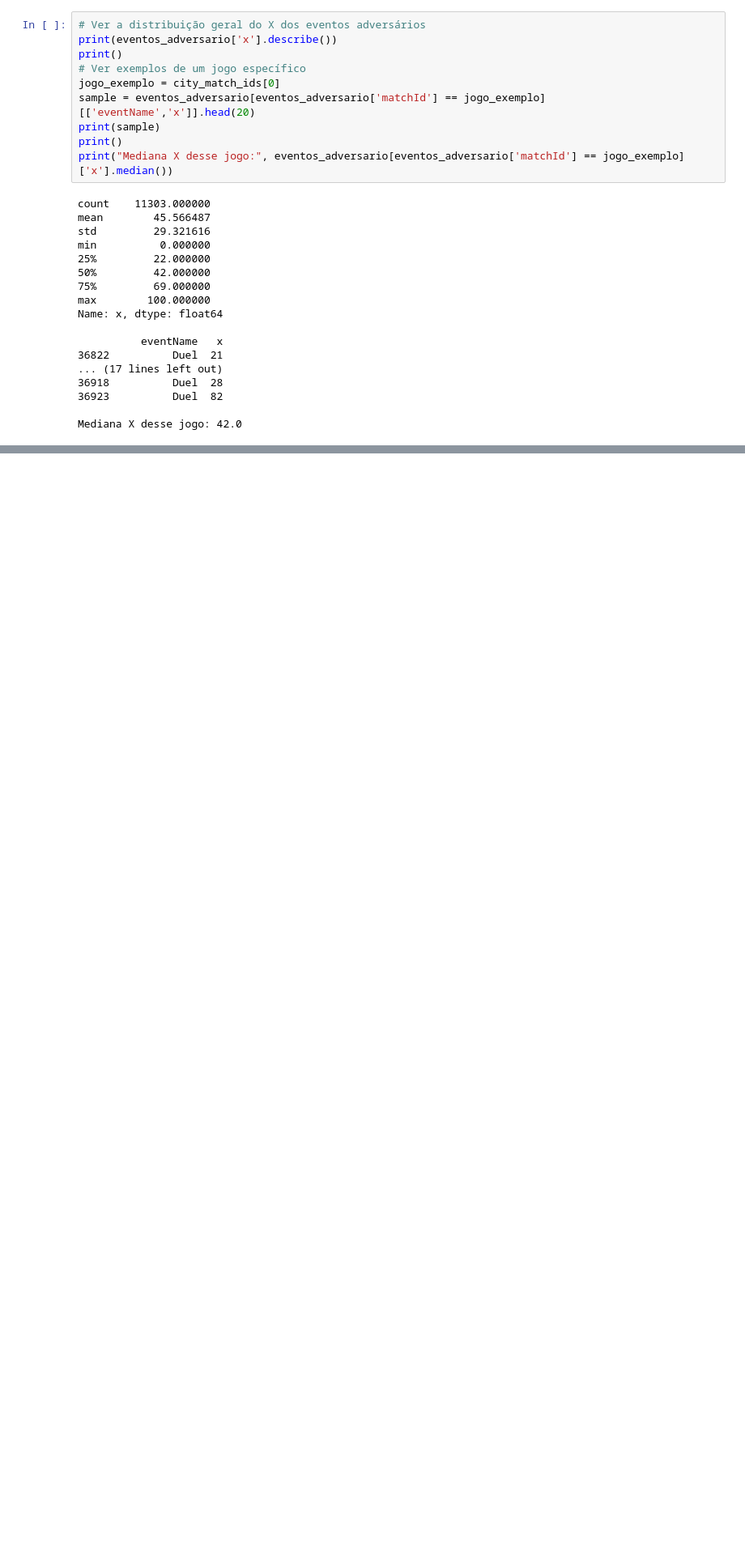
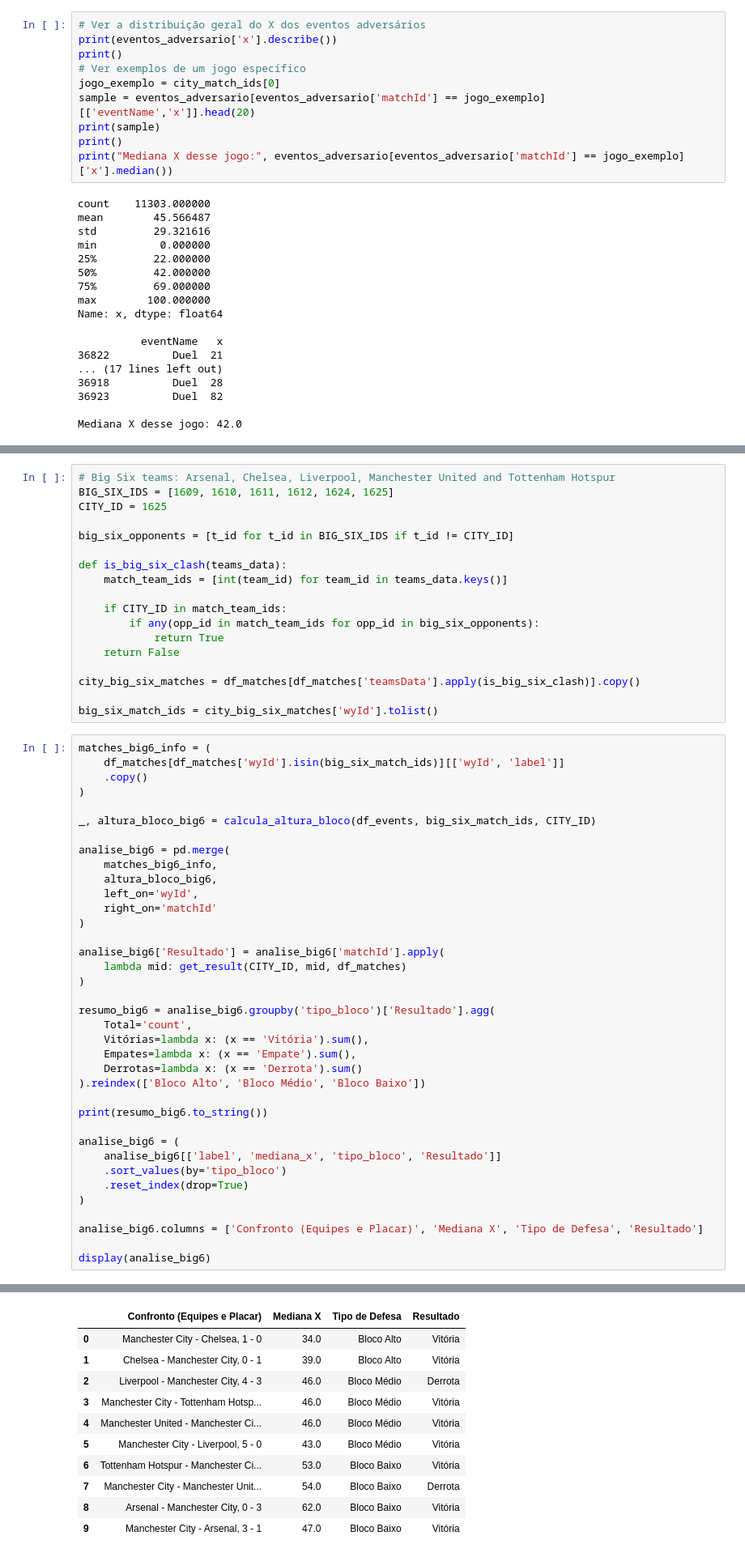
Before and after one commit to GARCl-A/city-analysis, a Jupyter notebook: main.ipynb, the cells around one changed output, grey strips where cells are left out. Shown at 81% size. Saved outputs shown, nothing was run; the diff lists cells and outputs as text; blank space fills up the shorter version.

```diff
--- a/main.ipynb
+++ b/main.ipynb
@@ -210,0 +231,56 @@ Name: mediana_x, dtype: float64
+# %%
+# Big Six teams: Arsenal, Chelsea, Liverpool, Manchester United and Tottenham Hotspur
+BIG_SIX_IDS = [1609, 1610, 1611, 1612, 1624, 1625]
+CITY_ID = 1625
+
+big_six_opponents = [t_id for t_id in BIG_SIX_IDS if t_id != CITY_ID]
+
+def is_big_six_clash(teams_data):
+    match_team_ids = [int(team_id) for team_id in teams_data.keys()]
+
+    if CITY_ID in match_team_ids:
+        if any(opp_id in match_team_ids for opp_id in big_six_opponents):
+            return True
+    return False
+
+city_big_six_matches = df_matches[df_matches['teamsData'].apply(is_big_six_clash)].copy()
+
+big_six_match_ids = city_big_six_matches['wyId'].tolist()
+# %%
+matches_big6_info = (
+    df_matches[df_matches['wyId'].isin(big_six_match_ids)][['wyId', 'label']]
+    .copy()
+)
+
+_, altura_bloco_big6 = calcula_altura_bloco(df_events, big_six_match_ids, CITY_ID)
+
+analise_big6 = pd.merge(
+    matches_big6_info,
+    altura_bloco_big6,
+    left_on='wyId',
+    right_on='matchId'
+)
+
+analise_big6['Resultado'] = analise_big6['matchId'].apply(
+    lambda mid: get_result(CITY_ID, mid, df_matches)
+)
+
+resumo_big6 = analise_big6.groupby('tipo_bloco')['Resultado'].agg(
+    Total='count',
+    Vitórias=lambda x: (x == 'Vitória').sum(),
+    Empates=lambda x: (x == 'Empate').sum(),
+    Derrotas=lambda x: (x == 'Derrota').sum()
+).reindex(['Bloco Alto', 'Bloco Médio', 'Bloco Baixo'])
+
+print(resumo_big6.to_string())
+
+analise_big6 = (
+    analise_big6[['label', 'mediana_x', 'tipo_bloco', 'Resultado']]
+    .sort_values(by='tipo_bloco')
+    .reset_index(drop=True)
+)
+
+analise_big6.columns = ['Confronto (Equipes e Placar)', 'Mediana X', 'Tipo de Defesa', 'Resultado']
+
+display(analise_big6)
+# %% [output]
@@ -210,0 +292,11 @@ Name: mediana_x, dtype: float64
+|  | Confronto (Equipes e Placar) | Mediana X | Tipo de Defesa | Resultado |
+| 0 | Manchester City - Chelsea, 1 - 0 | 34.0 | Bloco Alto | Vitória |
+| 1 | Chelsea - Manchester City, 0 - 1 | 39.0 | Bloco Alto | Vitória |
+| 2 | Liverpool - Manchester City, 4 - 3 | 46.0 | Bloco Médio | Derrota |
+| 3 | Manchester City - Tottenham Hotsp... | 46.0 | Bloco Médio | Vitória |
+| 4 | Manchester United - Manchester Ci... | 46.0 | Bloco Médio | Vitória |
+| 5 | Manchester City - Liverpool, 5 - 0 | 43.0 | Bloco Médio | Vitória |
+| 6 | Tottenham Hotspur - Manchester Ci... | 53.0 | Bloco Baixo | Vitória |
+| 7 | Manchester City - Manchester Unit... | 54.0 | Bloco Baixo | Derrota |
+| 8 | Arsenal - Manchester City, 0 - 3 | 62.0 | Bloco Baixo | Vitória |
+| 9 | Manchester City - Arsenal, 3 - 1 | 47.0 | Bloco Baixo | Vitória |
```
Also changed, not shown: parts of 9 cells of this notebook.
